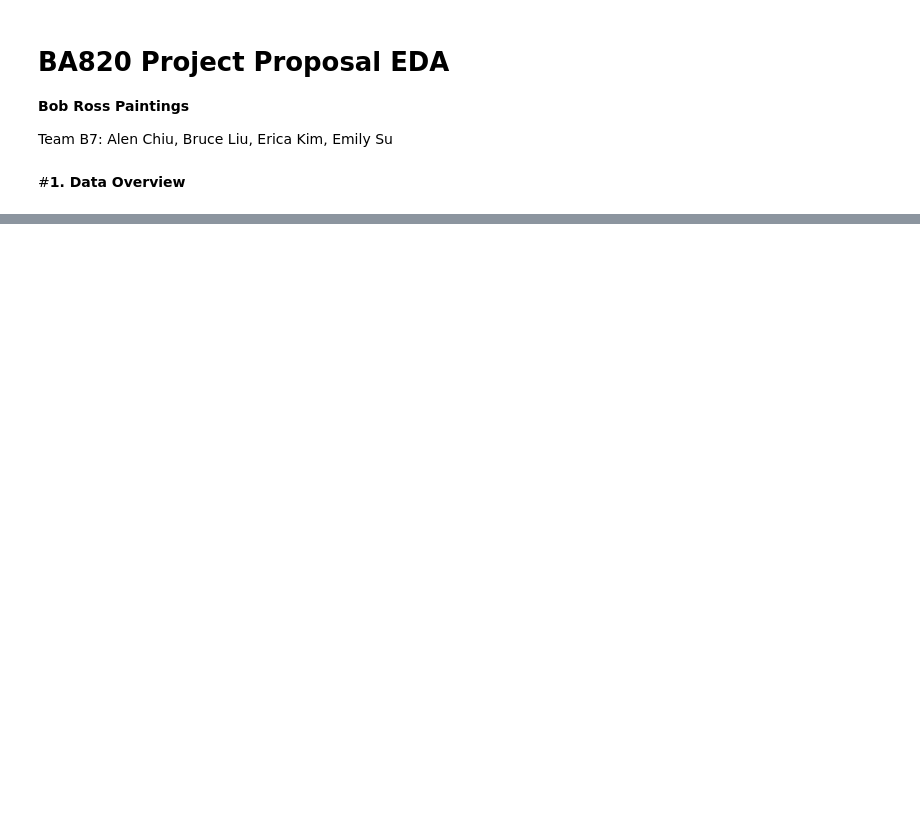
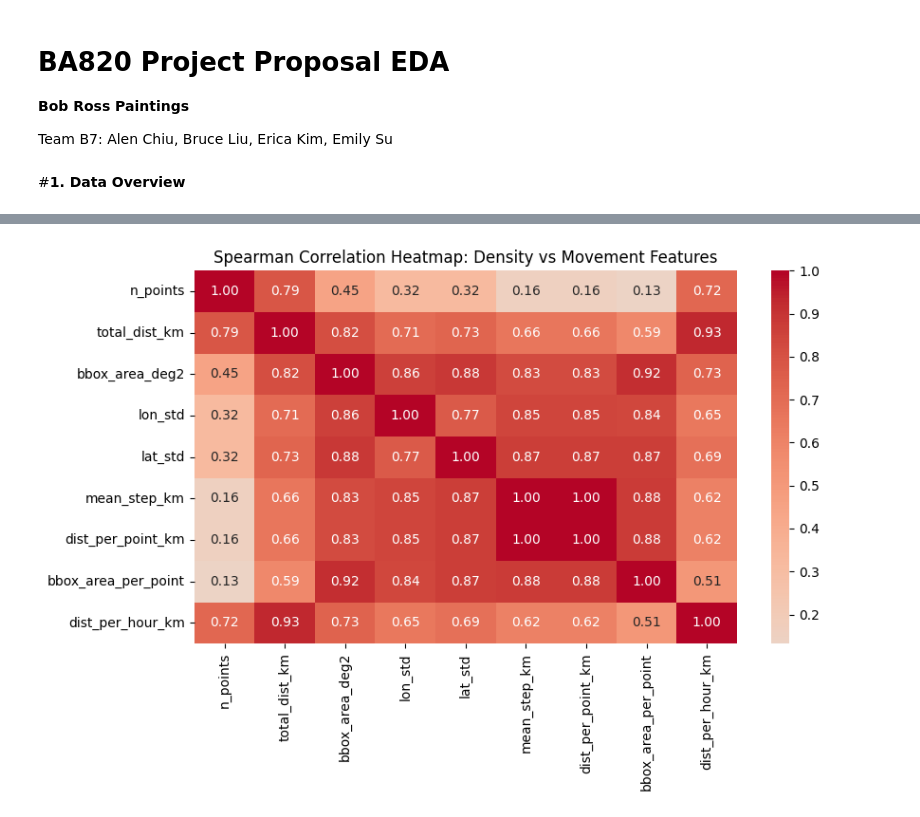
Before and after one commit to liubruce11/BA820-TeamB7, a Jupyter notebook: M2_Emily_Su_Q3.ipynb, the cells around one changed output, grey strips where cells are left out. Cells and saved outputs as stored; diff of their text form; code cells hidden in the pictures; blank space fills up the shorter version.

```diff
--- a/M2_Emily_Su_Q3.ipynb
+++ b/M2_Emily_Su_Q3.ipynb
@@ -350,0 +196,11 @@ plt.show()
+# %%
+heat_cols = ["n_points"] + raw_features + norm_features
+corr = cat_level[heat_cols].corr(method="spearman")
+
+plt.figure(figsize=(9,6))
+sns.heatmap(corr, annot=True, fmt=".2f", cmap="coolwarm", center=0)
+plt.title("Spearman Correlation Heatmap: Density vs Movement Features")
+plt.tight_layout()
+plt.show()
+# %% [output]
+[figure, added]
```
Also changed, not shown: parts of 57 cells of this notebook.
